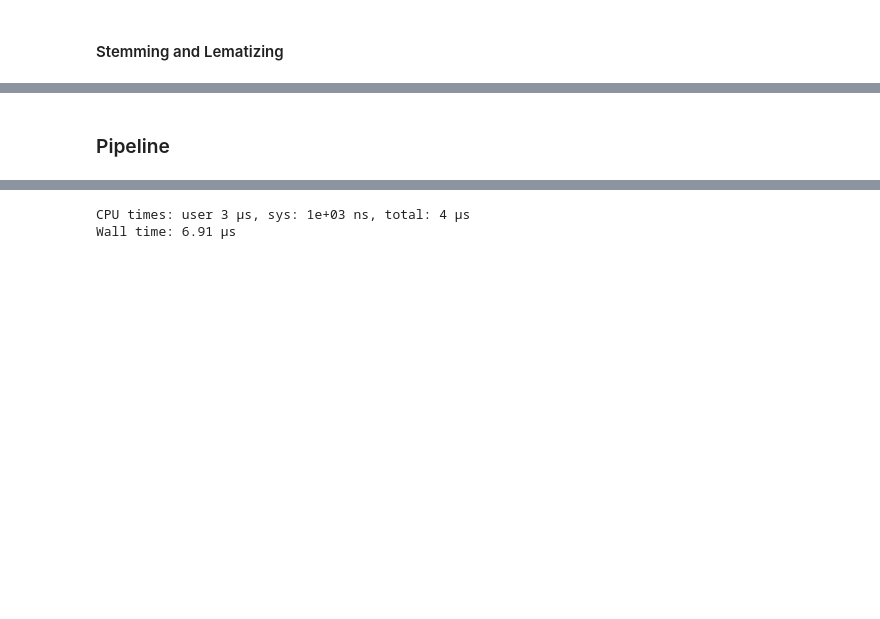
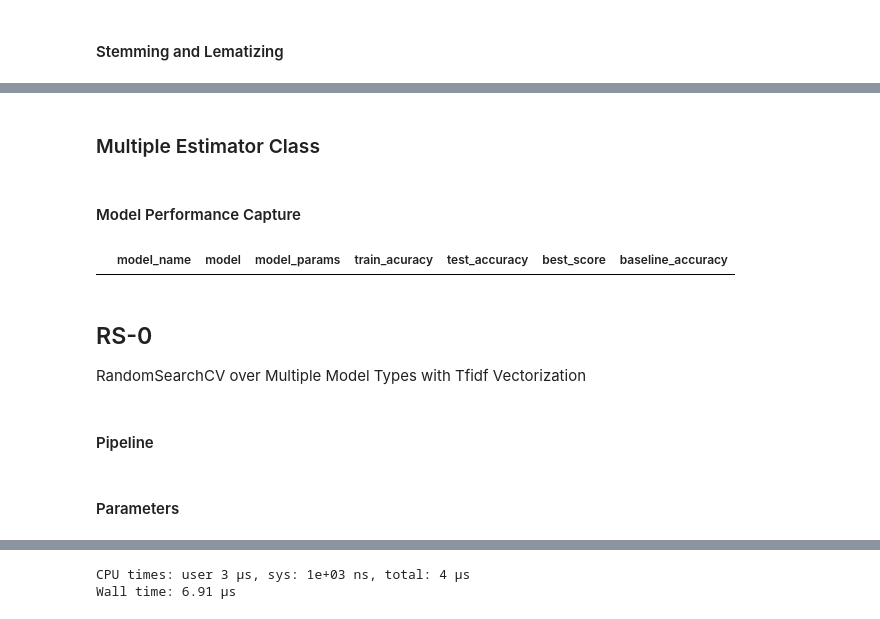
Before and after one commit to bobadams1/reddit_classifier, a Jupyter notebook: code/Modeling_3.ipynb, the cells around one changed output, grey strips where cells are left out. Cells and saved outputs as stored; diff of their text form; code cells hidden in the pictures; blank space fills up the shorter version.

```diff
--- a/code/Modeling_3.ipynb
+++ b/code/Modeling_3.ipynb
@@ -139,3 +136,5 @@ RandomSearchCV over Multiple Model Types with Tfidf Vectorization
+# %% [markdown]
+### Multiple Estimator Class
 # %%
 # Evaluating multiple classifiers in the same RandomSearchCV, trying different combinations of Tfidf / CountVectorizer and LogisticRegression() / MultinomialNB
 # Inspiration: Wrapper Class (https://stackoverflow.com/questions/50285973/pipeline-multiple-classifiers).  Content: DSI Lesson 507 on OOP (https://git.generalassemb.ly/bobadams1/507-lesson-object-oriented-programming)
@@ -162,3 +161,5 @@ class Multi_Classifier(BaseEstimator):
 
     def score(self, X,y):
         return self.estimator.score(X,y)
+# %% [markdown]
+#### Model Performance Capture
@@ -165,5 +202,12 @@ class Multi_Classifier(BaseEstimator):
+# %%
+model_performance_capture.head()
+# %% [output]
+|  | model_name | model | model_params | train_acuracy | test_accuracy | best_score | baseline_accuracy |
+# %% [markdown]
+## RS-0
+RandomSearchCV over Multiple Model Types with Tfidf Vectorization
 # %% [markdown]
-### Pipeline
+#### Pipeline
 # %%
 pipe0 = Pipeline([
     ('tvec' , TfidfVectorizer()),
@@ -195,6 +239,8 @@ params0 = [{ # list of params... one for each estimator (order matters here). Ci
 }]
 # pipe0.get_params() ## For LogisticRegression
 # pipe0.get_params() ## for Multinomial Naive Bayes
+# %% [markdown]
+#### Parameters
 # %%
 rs0 = RandomizedSearchCV(estimator=pipe0,
                         param_distributions=params0,
```
Also changed, not shown: parts of 11 cells of this notebook, 2 other files.
